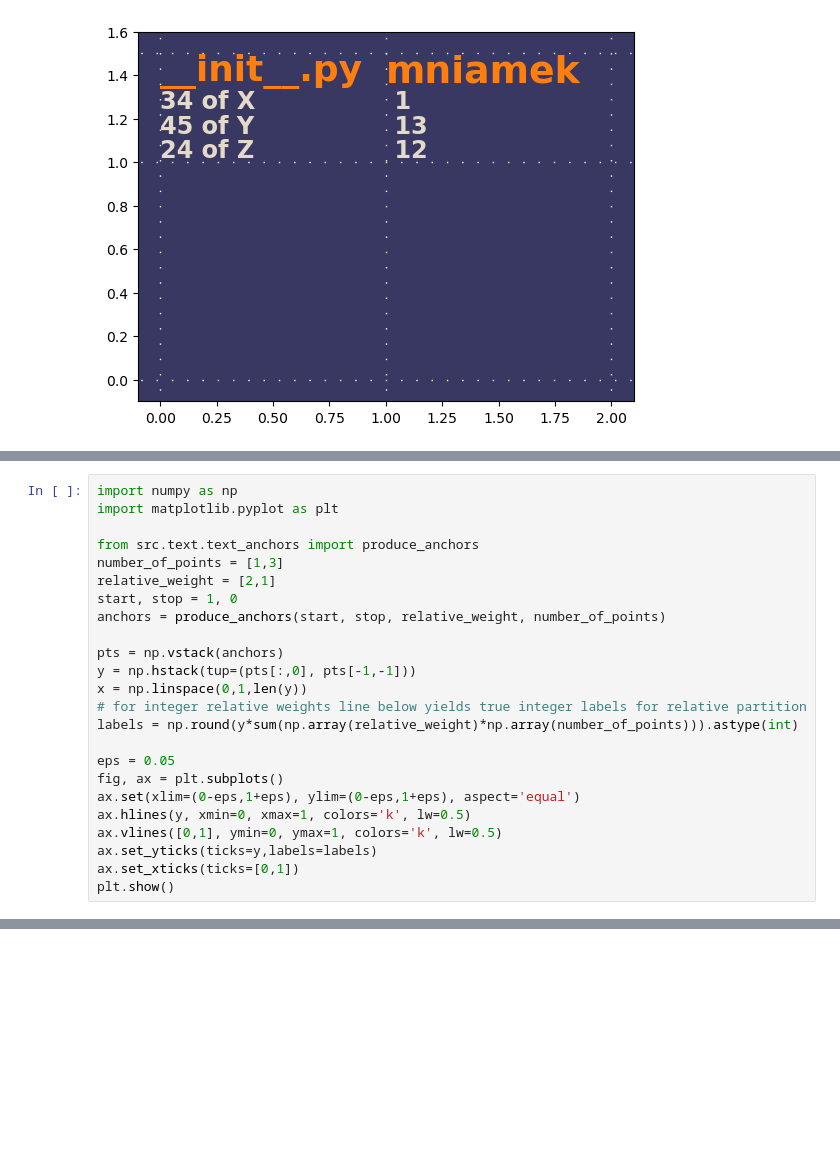
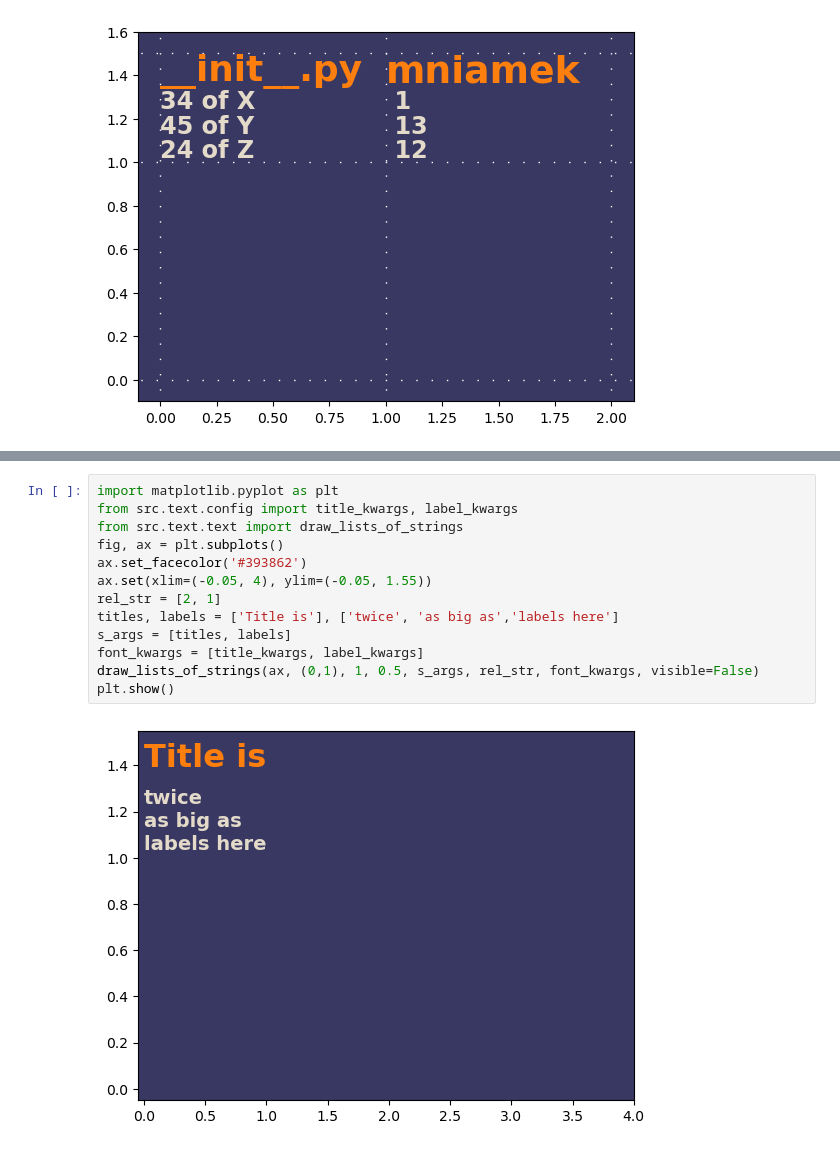
Before and after one commit to Polatucha16/FunnelGraph, a Jupyter notebook: FunnelGraph/example.ipynb, the cells around one changed output, grey strips where cells are left out. Drawn from its saved outputs; the diff is of its cells as text; blank space fills up the shorter version.

```diff
--- a/FunnelGraph/example.ipynb
+++ b/FunnelGraph/example.ipynb
@@ -273,24 +278,0 @@ def draw_lists_of_strings(
-# %%
-import numpy as np
-import matplotlib.pyplot as plt
-
-from src.text.text_anchors import produce_anchors
-number_of_points = [1,3]
-relative_weight = [2,1]
-start, stop = 1, 0
-anchors = produce_anchors(start, stop, relative_weight, number_of_points)
-
-pts = np.vstack(anchors)
-y = np.hstack(tup=(pts[:,0], pts[-1,-1]))
-x = np.linspace(0,1,len(y))
-# for integer relative weights line below yields true integer labels for relative partition
-labels = np.round(y*sum(np.array(relative_weight)*np.array(number_of_points))).astype(int)
-
-eps = 0.05
-fig, ax = plt.subplots()
-ax.set(xlim=(0-eps,1+eps), ylim=(0-eps,1+eps), aspect='equal')
-ax.hlines(y, xmin=0, xmax=1, colors='k', lw=0.5)
-ax.vlines([0,1], ymin=0, ymax=1, colors='k', lw=0.5)
-ax.set_yticks(ticks=y,labels=labels)
-ax.set_xticks(ticks=[0,1])
-plt.show()
@@ -298,0 +360,15 @@ plt.show()
+# %%
+import matplotlib.pyplot as plt
+from src.text.config import title_kwargs, label_kwargs
+from src.text.text import draw_lists_of_strings
+fig, ax = plt.subplots()
+ax.set_facecolor('#393862')
+ax.set(xlim=(-0.05, 4), ylim=(-0.05, 1.55))
+rel_str = [2, 1]
+titles, labels = ['Title is'], ['twice', 'as big as','labels here']
+s_args = [titles, labels]
+font_kwargs = [title_kwargs, label_kwargs]
+draw_lists_of_strings(ax, (0,1), 1, 0.5, s_args, rel_str, font_kwargs, visible=False)
+plt.show()
+# %% [output]
+[figure, added]
```
Also changed, not shown: parts of 5 cells of this notebook, 9 other files.
